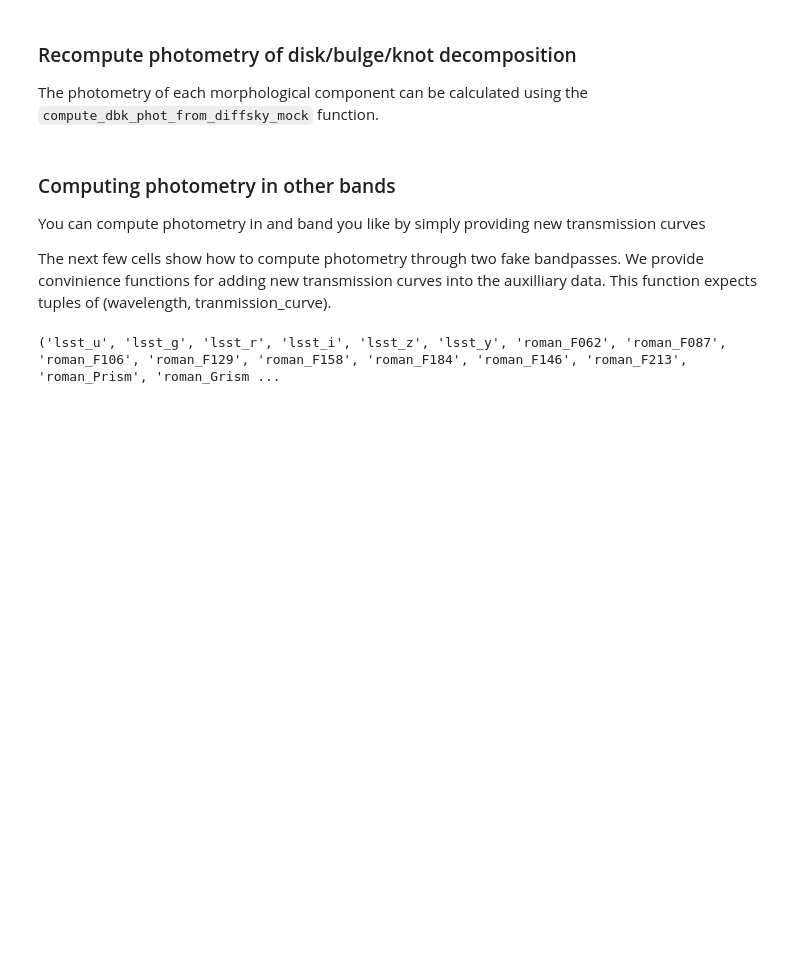
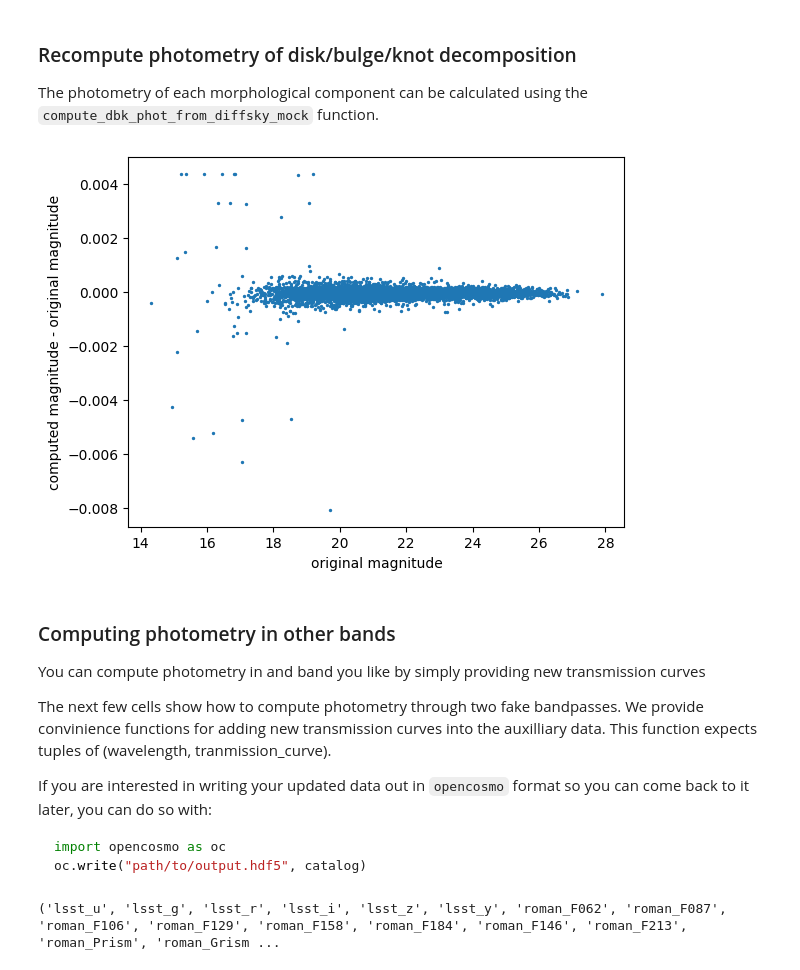
Before and after one commit to ArgonneCPAC/diffsky, a Jupyter notebook: docs/source/demo_diffsky_recompute_from_mock_opencosmo.ipynb, the cells around one changed output. Saved outputs shown, nothing was run; the diff lists cells and outputs as text; code cells hidden in the pictures; blank space fills up the shorter version.

````diff
--- a/docs/source/demo_diffsky_recompute_from_mock_opencosmo.ipynb
+++ b/docs/source/demo_diffsky_recompute_from_mock_opencosmo.ipynb
@@ -73,16 +78,28 @@ The photometry of each morphological component can be calculated using the `comp
 # %%
 from diffsky.data_loaders.opencosmo_utils import compute_dbk_phot_from_diffsky_mock
 catalog = compute_dbk_phot_from_diffsky_mock(catalog, aux_data, bands = ["lsst_u", "lsst_i"], insert = True)
 photometry = catalog.select(("lsst_u_bulge", "lsst_i_bulge", "lsst_u_bulge_new", "lsst_i_bulge_new")).get_data("numpy")
 
-assert np.allclose(photometry['lsst_u_bulge'], photometry['lsst_u_bulge_new'], rtol=1e-2)
-assert np.allclose(photometry['lsst_i_bulge'], photometry['lsst_i_bulge_new'], rtol=1e-2)
+assert np.allclose(photometry['lsst_u_bulge'], photometry['lsst_u_bulge_new'], rtol=1e-3)
+assert np.allclose(photometry['lsst_i_bulge'], photometry['lsst_i_bulge_new'], rtol=1e-3)
+_ = plt.scatter(photometry['lsst_u_bulge'], photometry['lsst_u_bulge_new'] - photometry['lsst_u_bulge'], s=2)
+_ = plt.xlabel("original magnitude")
+_ = plt.ylabel("computed magnitude - original magnitude")
+# %% [output]
+[figure, added]
 # %% [markdown]
 ### Computing photometry in other bands
 
 You can compute photometry in and band you like by simply providing new transmission curves
 
 The next few cells show how to compute photometry through two fake bandpasses. We provide convinience functions for adding new transmission curves into the auxilliary data. This function expects tuples of (wavelength, tranmission_curve).
+
+If you are interested in writing your updated data out in `opencosmo` format so you can come back to it later, you can do so with:
+
+```python
+import opencosmo as oc
+oc.write("path/to/output.hdf5", catalog)
+```
 # %%
 from jax.scipy.stats import norm as jnorm
 from collections import namedtuple
````
Also changed, not shown: parts of 9 cells of this notebook.
